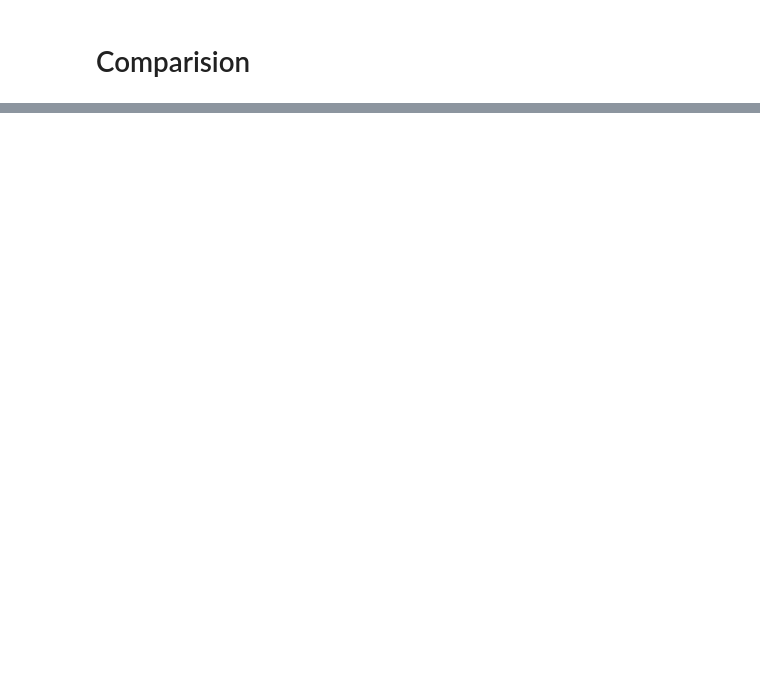
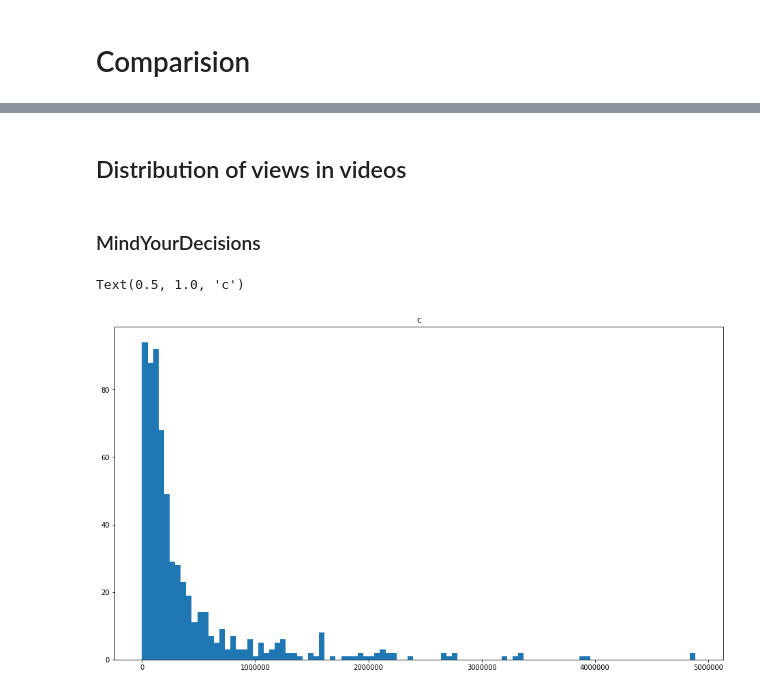
Before and after one commit to dpalatynski/DataAnalysis, a Jupyter notebook: list3/list3.ipynb, the cells around one changed output, grey strips where cells are left out. Drawn from its saved outputs; the diff is of its cells as text; code cells hidden in the pictures; blank space fills up the shorter version.

```diff
--- a/list3/list3.ipynb
+++ b/list3/list3.ipynb
@@ -283,0 +91,16 @@ len(comments)
+# %%
+def collect_all_videos(channel_id):
+    content = youtube.channels().list(id=channel_id, part='contentDetails').execute()
+    UploadId = content['items'][0]['contentDetails']['relatedPlaylists']['uploads']
+
+    all_videos = []
+    nextPage_token=None
+
+    while True:
+        res = youtube.playlistItems().list(playlistId=UploadId, maxResults=50, part='snippet', pageToken=nextPage_token).execute()
+        all_videos += res["items"]
+        nextPage_token = res.get("nextPageToken")
+        if nextPage_token is None:
+            break
+
+    return all_videos
@@ -283,0 +244,12 @@ len(comments)
+# %% [markdown]
+## Distribution of views in videos
+# %% [markdown]
+### MindYourDecisions
+# %%
+plt.figure(figsize=(16, 9))
+plt.ticklabel_format(style='plain')
+plt.hist(df_mindyourdecisions.sort_values(by=['views'])['views'][:-10], bins=100)
+plt.title('c')
+# %% [output]
+Text(0.5, 1.0, 'c')
+[figure, added]
```
Also changed, not shown: parts of 86 cells of this notebook.
